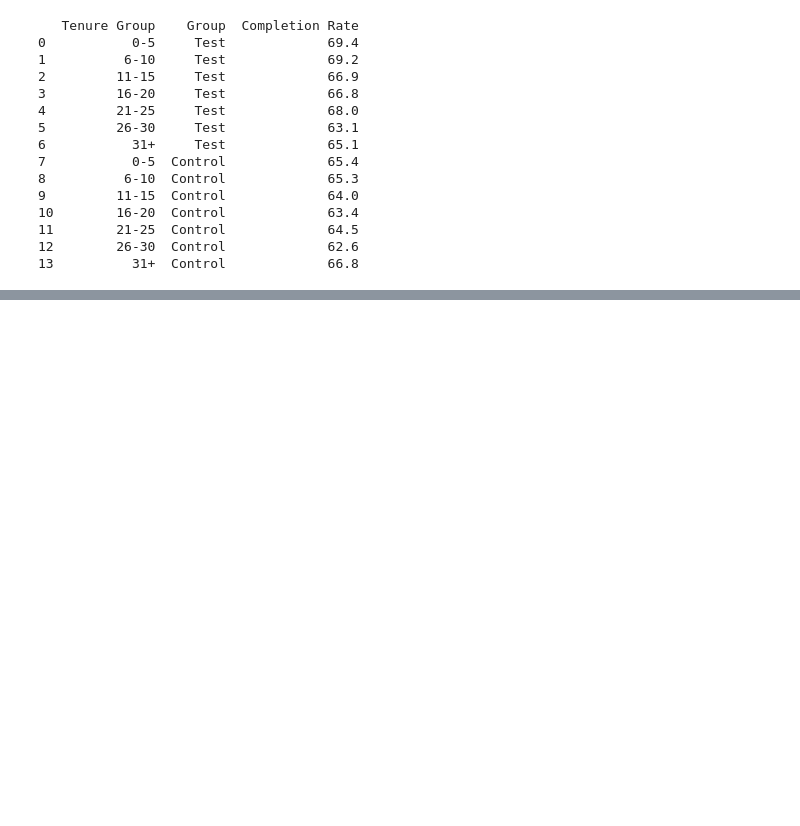
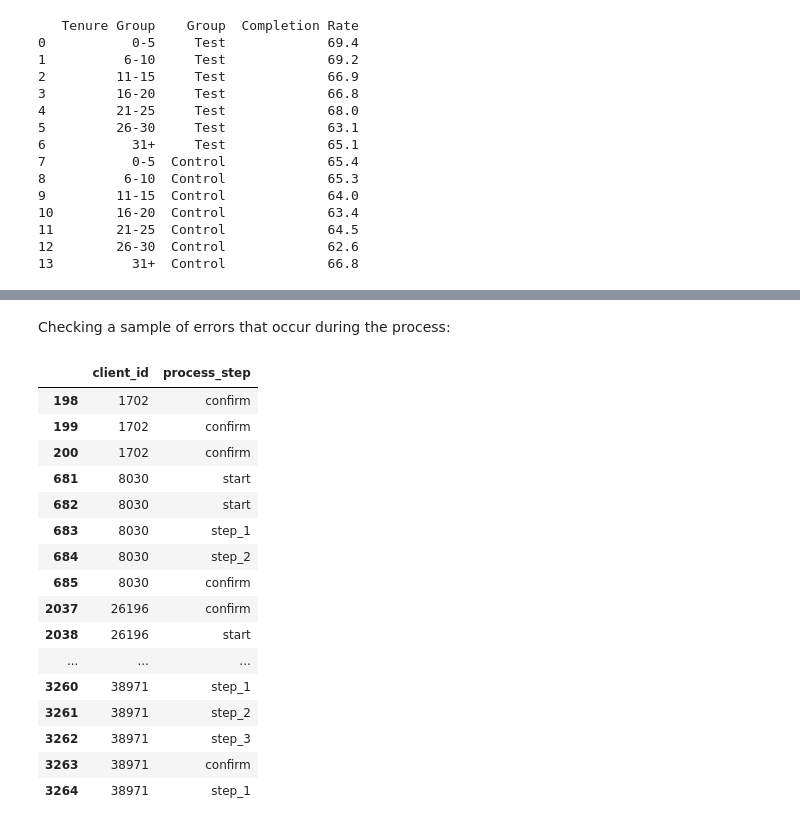
Before and after one commit to BMAS30/2nd-project, a Jupyter notebook: Notebooks/sarah_tenure.ipynb, the cells around one changed output, grey strips where cells are left out. Saved outputs shown, nothing was run; the diff lists cells and outputs as text; code cells hidden in the pictures; blank space fills up the shorter version.

```diff
--- a/Notebooks/sarah_tenure.ipynb
+++ b/Notebooks/sarah_tenure.ipynb
@@ -1065,0 +1127,24 @@ df_tenure_long.to_csv('tenure_completion_rates_long.csv', index=False)
+# %% [markdown]
+Checking a sample of errors that occur during the process:
+# %%
+# Look at a sample of incomplete confirmers' steps
+sample = incomplete_confirmers[:5]
+df_web[df_web['client_id'].isin(sample)][['client_id', 'process_step']].sort_values('client_id')
+# %% [output]
+|  | client_id | process_step |
+| 198 | 1702 | confirm |
+| 199 | 1702 | confirm |
+| 200 | 1702 | confirm |
+| 681 | 8030 | start |
+| 682 | 8030 | start |
+| 683 | 8030 | step_1 |
+| 684 | 8030 | step_2 |
+| 685 | 8030 | confirm |
+| 2037 | 26196 | confirm |
+| 2038 | 26196 | start |
+| ... | ... | ... |
+| 3260 | 38971 | step_1 |
+| 3261 | 38971 | step_2 |
+| 3262 | 38971 | step_3 |
+| 3263 | 38971 | confirm |
+| 3264 | 38971 | step_1 |
```
Also changed, not shown: parts of 14 cells of this notebook, 5 other files.
